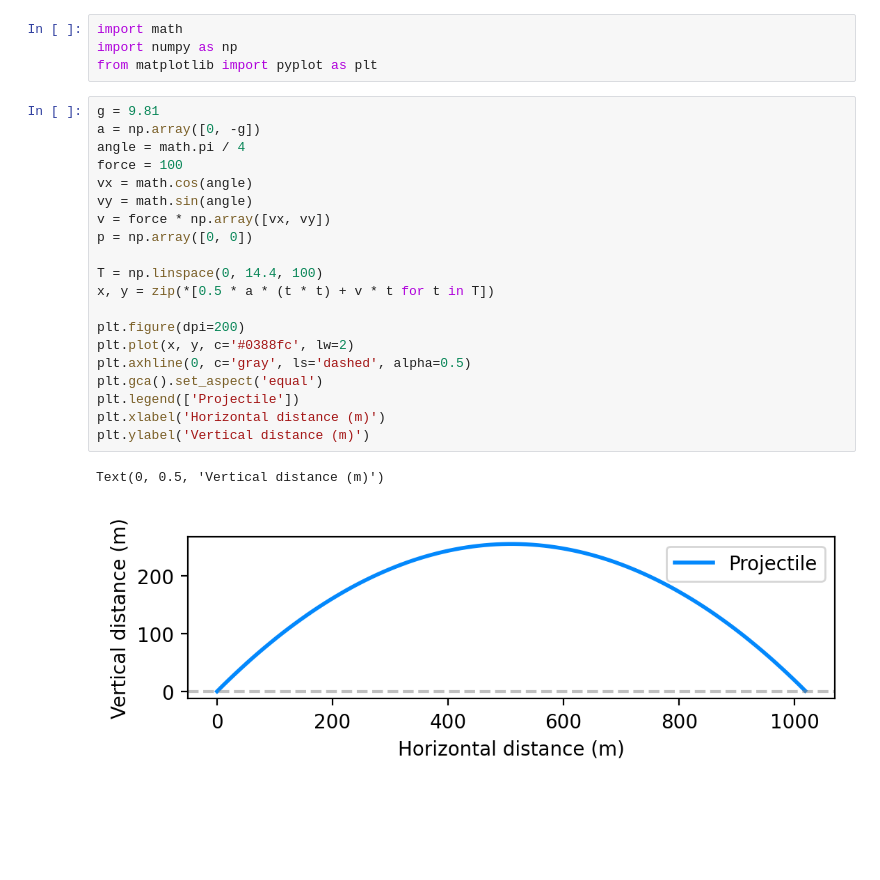
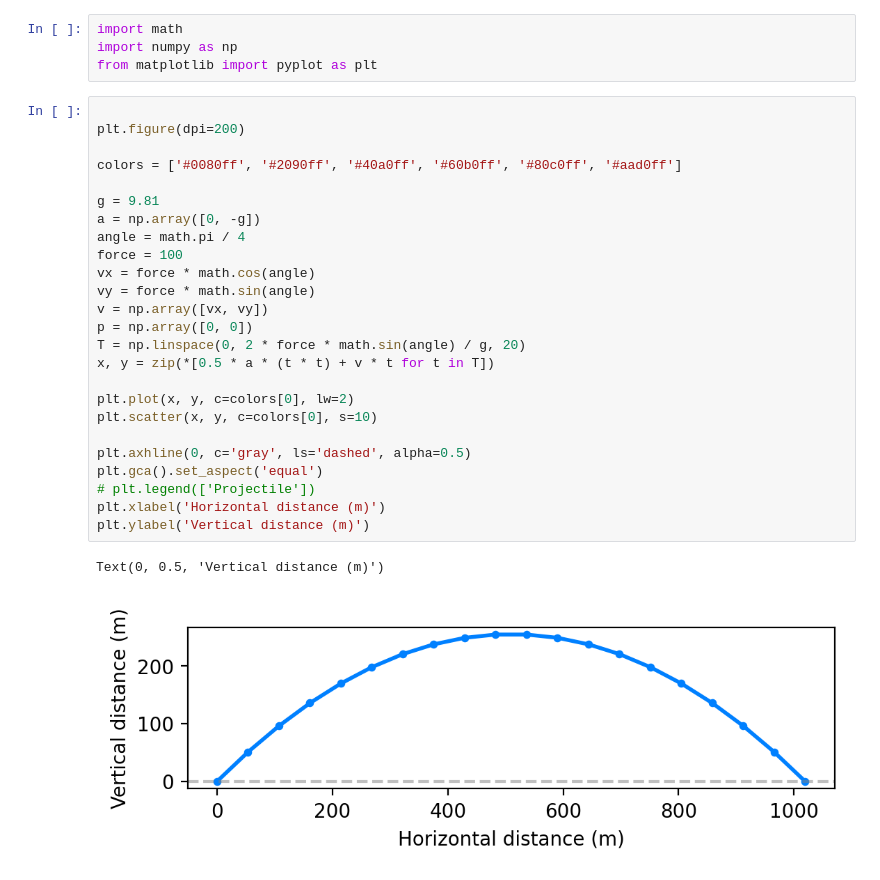
Before and after one commit to darkeclipz/blog, a Jupyter notebook: notebooks/projectile-motion.ipynb, the cells around one changed output. Cells and saved outputs as stored; diff of their text form; blank space fills up the shorter version.

```diff
--- a/notebooks/projectile-motion.ipynb
+++ b/notebooks/projectile-motion.ipynb
@@ -3,25 +3,30 @@ import math
 import numpy as np
 from matplotlib import pyplot as plt
 # %%
+
+plt.figure(dpi=200)
+
+colors = ['#0080ff', '#2090ff', '#40a0ff', '#60b0ff', '#80c0ff', '#aad0ff']
+
 g = 9.81
 a = np.array([0, -g])
 angle = math.pi / 4
 force = 100
-vx = math.cos(angle)
-vy = math.sin(angle)
-v = force * np.array([vx, vy])
+vx = force * math.cos(angle)
+vy = force * math.sin(angle)
+v = np.array([vx, vy])
 p = np.array([0, 0])
-
-T = np.linspace(0, 14.4, 100)
+T = np.linspace(0, 2 * force * math.sin(angle) / g, 20)
 x, y = zip(*[0.5 * a * (t * t) + v * t for t in T])
 
-plt.figure(dpi=200)
-plt.plot(x, y, c='#0388fc', lw=2)
+plt.plot(x, y, c=colors[0], lw=2)
+plt.scatter(x, y, c=colors[0], s=10)
+
 plt.axhline(0, c='gray', ls='dashed', alpha=0.5)
 plt.gca().set_aspect('equal')
-plt.legend(['Projectile'])
+# plt.legend(['Projectile'])
 plt.xlabel('Horizontal distance (m)')
 plt.ylabel('Vertical distance (m)')
 # %% [output]
 Text(0, 0.5, 'Vertical distance (m)')
-[figure, old version]
+[figure, new version]
```
Also changed, not shown: parts of 2 cells of this notebook, 8 other files.
